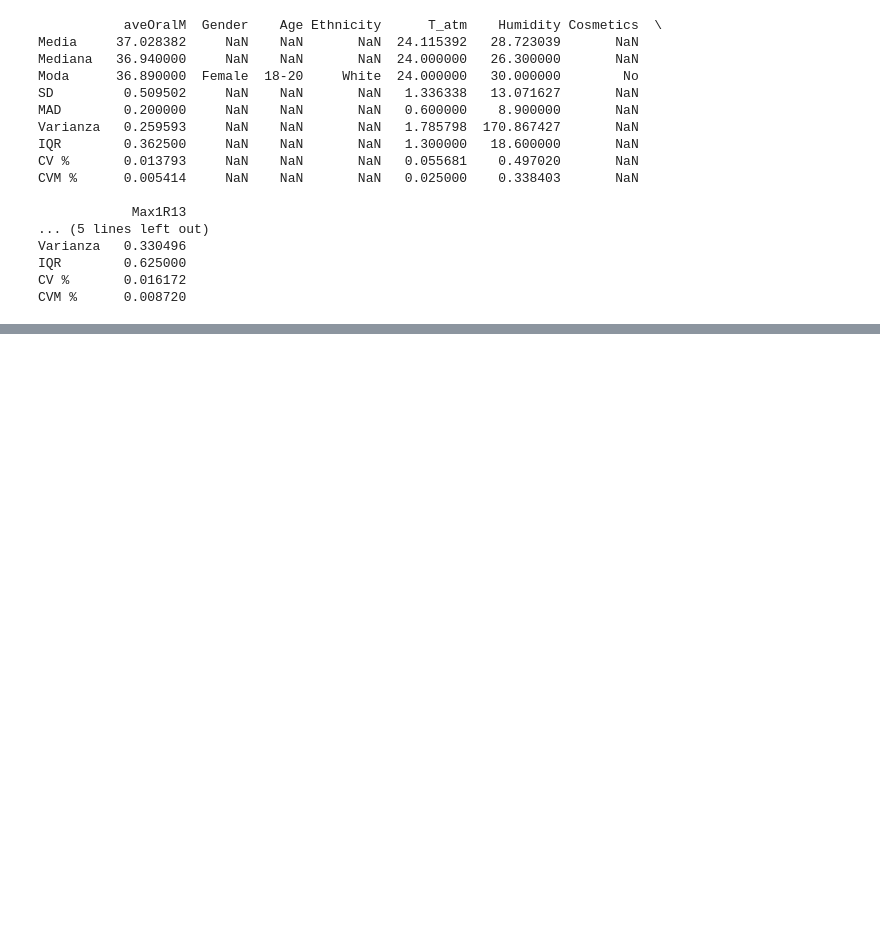
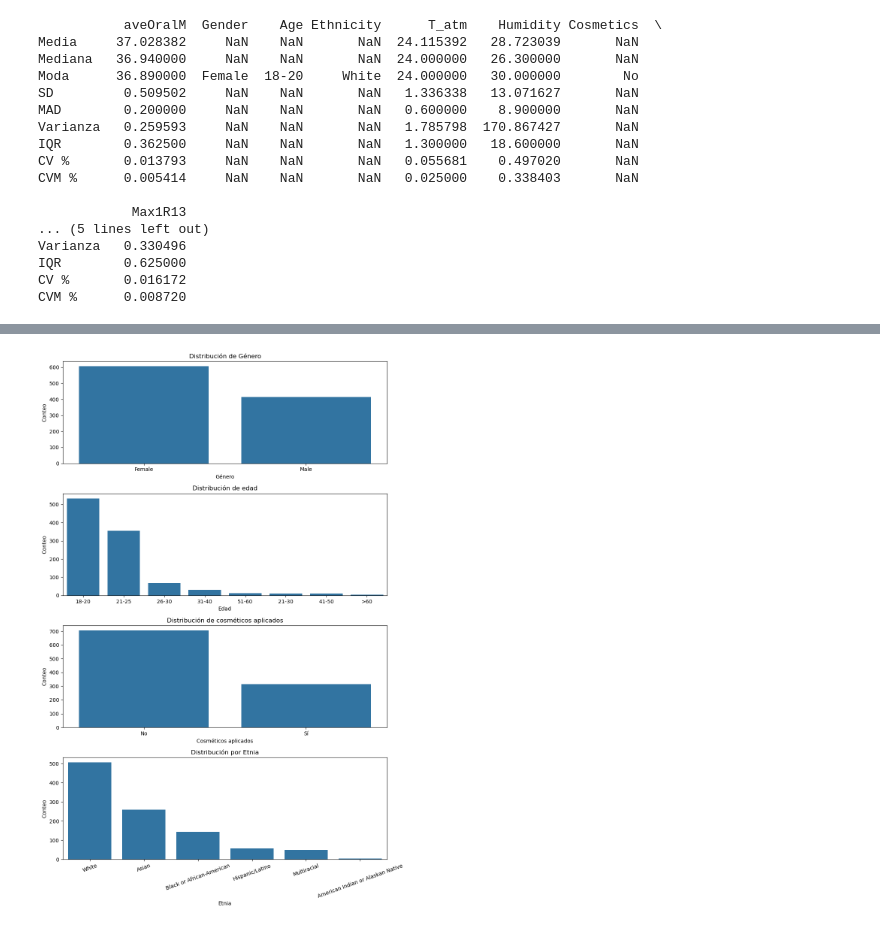
Before and after one commit to RisingNP/proyecto-1-probabilidad-y-estadistica, a Jupyter notebook: proyecto.ipynb, the cells around one changed output, grey strips where cells are left out. Cells and saved outputs as stored; diff of their text form; code cells hidden in the pictures; blank space fills up the shorter version.

```diff
--- a/proyecto.ipynb
+++ b/proyecto.ipynb
@@ -131,0 +217,39 @@ CVM %      0.008720
+# %%
+#GRÁFICOS DE BARRA
+
+df_cat["Gender"].value_counts()
+df_cat["Age"].value_counts()
+df_cat["Cosmetics"].value_counts()
+df_cat["Ethnicity"].value_counts()
+
+fig, ax = plt.subplots(4, 1, figsize=(10, 15))
+
+
+sns.barplot(x=df_cat["Gender"].value_counts().index,
+            y=df_cat["Gender"].value_counts().values, ax=ax[0])
+ax[0].set_title("Distribución de Género")
+ax[0].set_xlabel("Género")
+ax[0].set_ylabel("Conteo")
+
+sns.barplot(x=df_cat["Age"].value_counts().index,
+            y=df_cat["Age"].value_counts().values, ax=ax[1])
+ax[1].set_title("Distribución de edad")
+ax[1].set_xlabel("Edad")
+ax[1].set_ylabel("Conteo")
+
+sns.barplot(x=df_cat["Cosmetics"].value_counts().index,
+            y=df_cat["Cosmetics"].value_counts().values, ax=ax[2])
+ax[2].set_title("Distribución de cosméticos aplicados")
+ax[2].set_xlabel("Cosméticos aplicados")
+ax[2].set_ylabel("Conteo")
+
+sns.barplot(x=df_cat["Ethnicity"].value_counts().index,
+            y=df_cat["Ethnicity"].value_counts().values, ax=ax[3].tick_params(axis='x', rotation=20) )
+ax[3].set_title("Distribución por Etnia")
+ax[3].set_xlabel("Etnia")
+ax[3].set_ylabel("Conteo")
+
+plt.tight_layout()
+plt.show()
+# %% [output]
+[figure, added]
```
Also changed, not shown: parts of 6 cells of this notebook.
